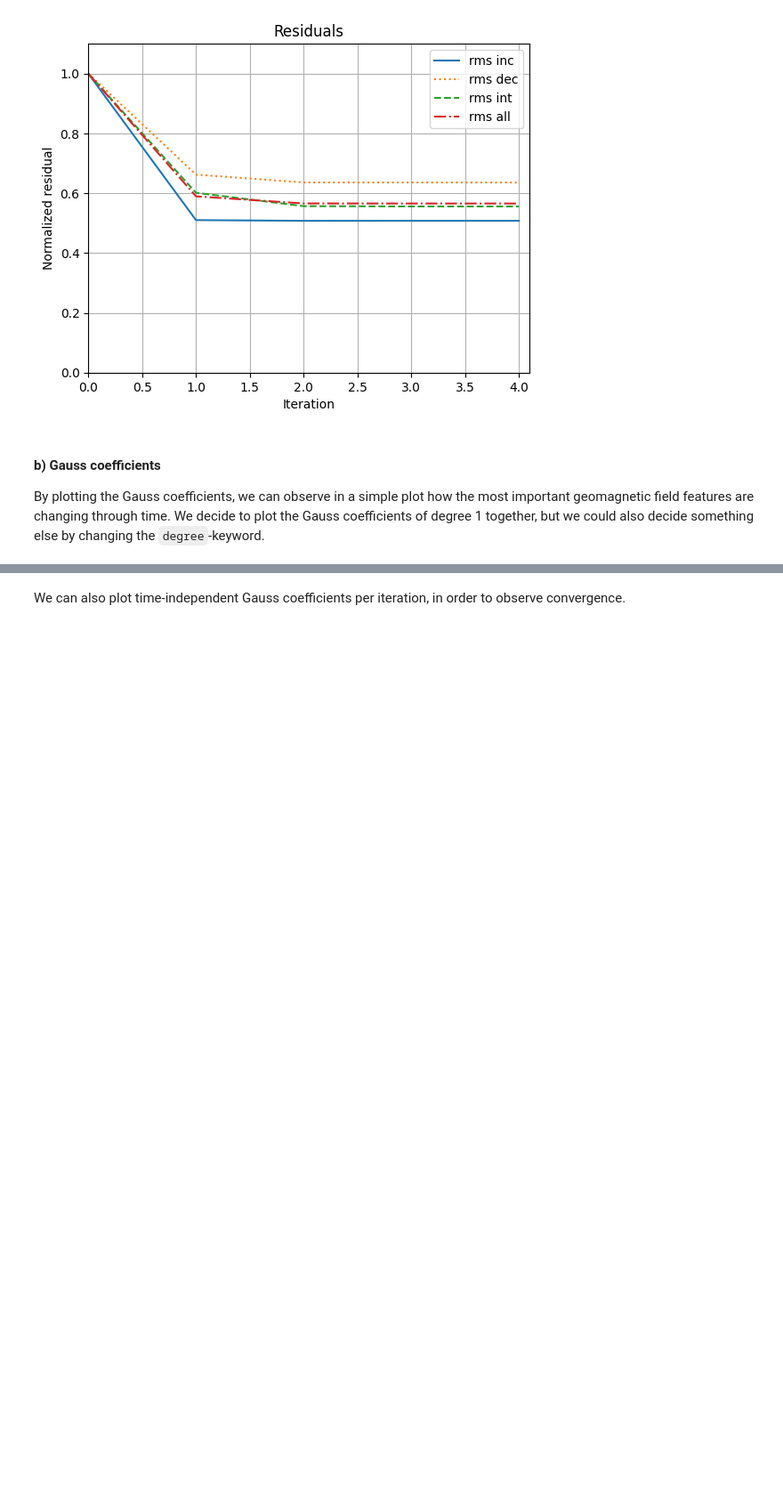
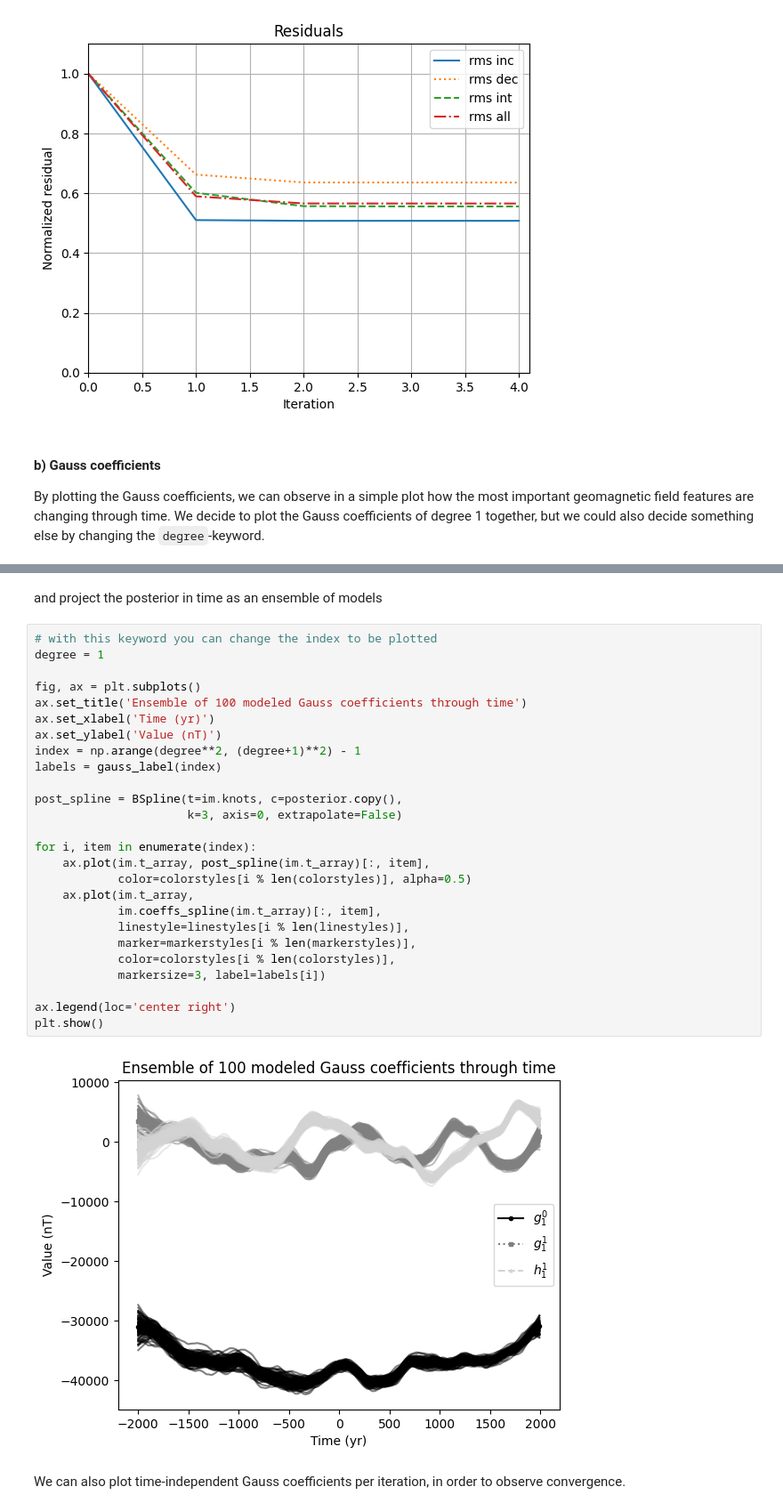
Before and after one commit to outfrenk/pymaginverse, a Jupyter notebook: doc/Tutorial_2_Plotting.ipynb, the cells around one changed output, grey strips where cells are left out. Shown at 89% size. Drawn from its saved outputs; the diff is of its cells as text; blank space fills up the shorter version.

```diff
--- a/doc/Tutorial_2_Plotting.ipynb
+++ b/doc/Tutorial_2_Plotting.ipynb
@@ -99,3 +132,33 @@ plt.show()
+# %% [markdown]
+and project the posterior in time as an ensemble of models
+# %%
+# with this keyword you can change the index to be plotted
+degree = 1
+
+fig, ax = plt.subplots()
+ax.set_title('Ensemble of 100 modeled Gauss coefficients through time')
+ax.set_xlabel('Time (yr)')
+ax.set_ylabel('Value (nT)')
+index = np.arange(degree**2, (degree+1)**2) - 1
+labels = gauss_label(index)
+
+post_spline = BSpline(t=im.knots, c=posterior.copy(),
+                      k=3, axis=0, extrapolate=False)
+
+for i, item in enumerate(index):
+    ax.plot(im.t_array, post_spline(im.t_array)[:, item],
+            color=colorstyles[i % len(colorstyles)], alpha=0.5)
+    ax.plot(im.t_array,
+            im.coeffs_spline(im.t_array)[:, item],
+            linestyle=linestyles[i % len(linestyles)],
+            marker=markerstyles[i % len(markerstyles)],
+            color=colorstyles[i % len(colorstyles)],
+            markersize=3, label=labels[i])
+
+ax.legend(loc='center right')
+plt.show()
+# %% [output]
+[figure, added]
 # %% [markdown]
 We can also plot time-independent Gauss coefficients per iteration, in order to observe convergence.
 # %%
```
Also changed, not shown: parts of 8 cells of this notebook, 3 other files.
